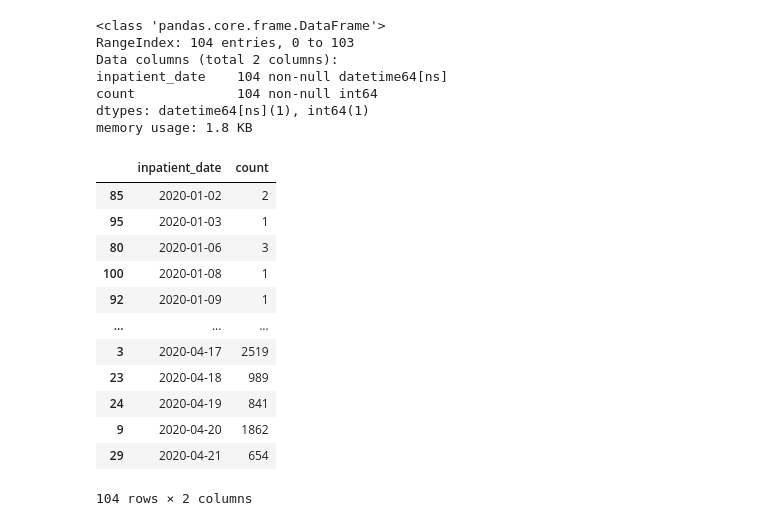
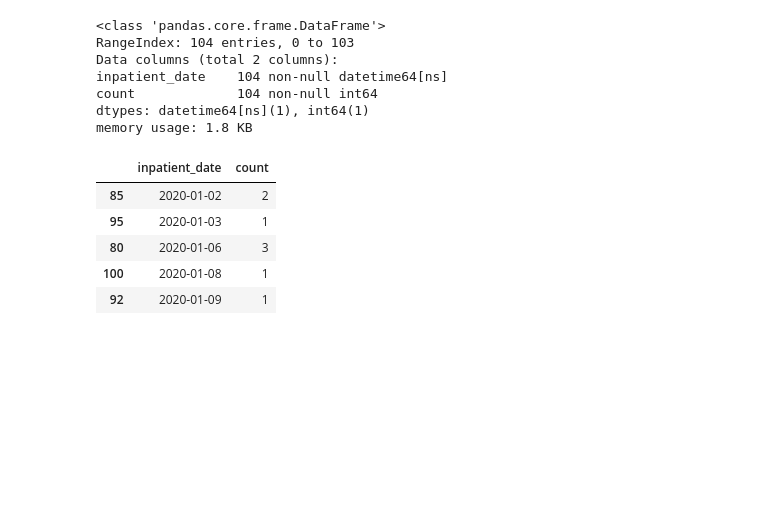
Before and after one commit to Enrique-Gaspar/project_2, a Jupyter notebook: ETL_complete_26apr20.ipynb, the cells around one changed output. Saved outputs shown, nothing was run; the diff lists cells and outputs as text; code cells hidden in the pictures; blank space fills up the shorter version.

```diff
--- a/ETL_complete_26apr20.ipynb
+++ b/ETL_complete_26apr20.ipynb
@@ -529,7 +529,7 @@ engine = create_engine(f'postgresql://{connection_string}')
 # %%
 data_df_final.to_sql(name='covid19', con=engine, if_exists='append', index=True)
 # %%
-res = data_df_final['inpatient_date'].value_counts()\
+patientsperday = data_df_final['inpatient_date'].value_counts()\
                  .to_frame('count').rename_axis('inpatient_date')\
                  .reset_index()
 
@@ -571,18 +571,13 @@ count             104 non-null int64
 dtypes: datetime64[ns](1), int64(1)
 memory usage: 1.8 KB
 # %%
-res.sort_values(by='inpatient_date')
+patientsperdaysorted = patientsperday.sort_values(by='inpatient_date')
-# %% [output]
-|  | inpatient_date | count |
-| 85 | 2020-01-02 | 2 |
-| 95 | 2020-01-03 | 1 |
-| 80 | 2020-01-06 | 3 |
-| 100 | 2020-01-08 | 1 |
-| 92 | 2020-01-09 | 1 |
-| ... | ... | ... |
-| 3 | 2020-04-17 | 2519 |
-| 23 | 2020-04-18 | 989 |
-| 24 | 2020-04-19 | 841 |
-| 9 | 2020-04-20 | 1862 |
-| 29 | 2020-04-21 | 654 |
-104 rows × 2 columns
+# %%
+patientsperdaysorted.head()
+# %% [output]
+|  | inpatient_date | count |
+| 85 | 2020-01-02 | 2 |
+| 95 | 2020-01-03 | 1 |
+| 80 | 2020-01-06 | 3 |
+| 100 | 2020-01-08 | 1 |
+| 92 | 2020-01-09 | 1 |
```
Also changed, not shown: parts of 3 cells of this notebook.
